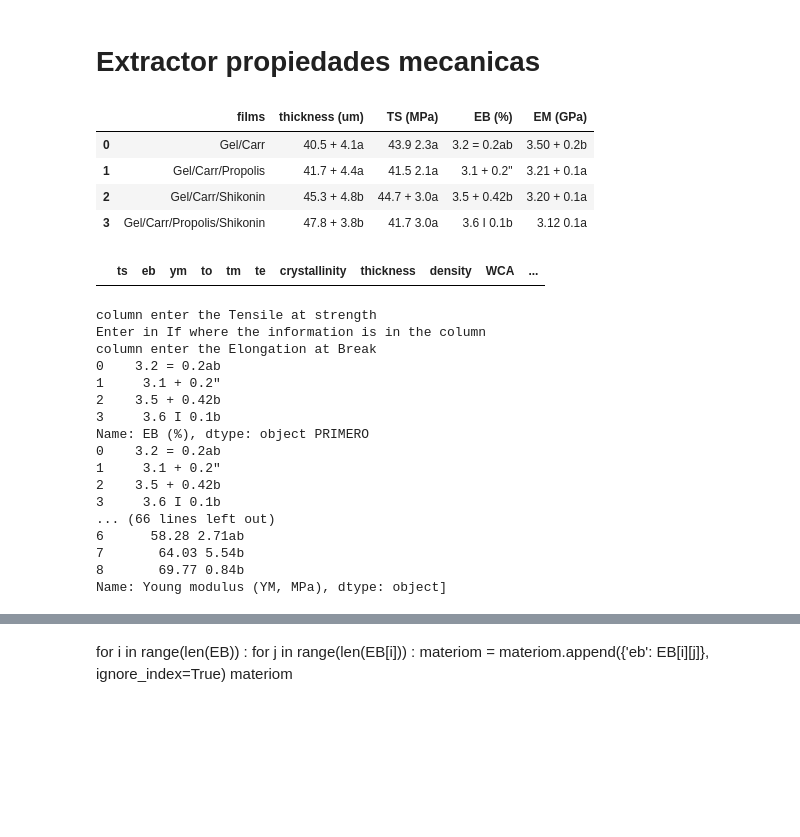
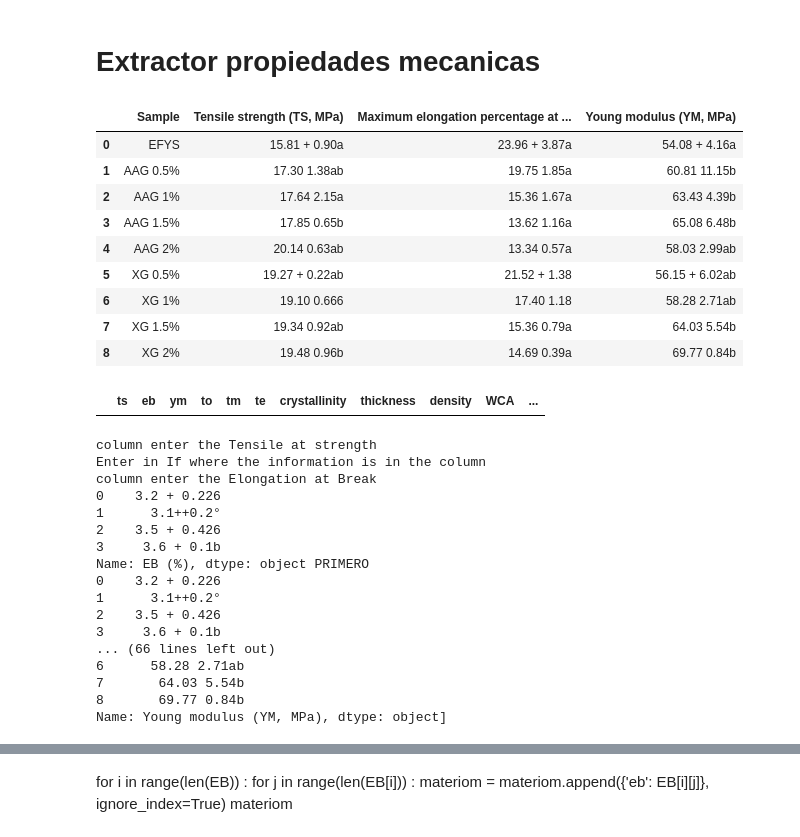
Before and after one commit to materiom/amazonTextractTables, a Jupyter notebook: extractTables.ipynb, the cells around one changed output, grey strips where cells are left out. Saved outputs shown, nothing was run; the diff lists cells and outputs as text; code cells hidden in the pictures; blank space fills up the shorter version.

```diff
--- a/extractTables.ipynb
+++ b/extractTables.ipynb
@@ -68,7 +68,7 @@ for file in glob.glob(dirpath+"\\input_pdf_here\\*.pdf"):
     #input_pdf = dirpath+"\\"+"input_pdf_here"+"\\"+file
     # Almacenar todas las páginas del PDF en una variable
     # Store all pages of the PDF in one variable
-    pages = convert_from_path(file, 500, poppler_path="C:\\Users\\Diego\\Desktop\\amazonTextractTables\\poppler-0.68.0\\bin") # PATH POPPLER
+    pages = convert_from_path(file, 500) # PATH POPPLER
 
 
     # Iterar a través de todas las páginas almacenadas anteriormente
@@ -261,13 +261,18 @@ Elminate the temporary jpg and txt files
 # %% [markdown]
 # Extractor propiedades mecanicas
 # %%
-dataframes[2]
+dataframes[6]
 # %% [output]
-|  | films | thickness (um) | TS (MPa) | EB (%) | EM (GPa) |
-| 0 | Gel/Carr | 40.5 + 4.1a | 43.9 2.3a | 3.2 = 0.2ab | 3.50 + 0.2b |
-| 1 | Gel/Carr/Propolis | 41.7 + 4.4a | 41.5 2.1a | 3.1 + 0.2" | 3.21 + 0.1a |
-| 2 | Gel/Carr/Shikonin | 45.3 + 4.8b | 44.7 + 3.0a | 3.5 + 0.42b | 3.20 + 0.1a |
-| 3 | Gel/Carr/Propolis/Shikonin | 47.8 + 3.8b | 41.7 3.0a | 3.6 I 0.1b | 3.12 0.1a |
+|  | Sample | Tensile strength (TS, MPa) | Maximum elongation percentage at ... | Young modulus (YM, MPa) |
+| 0 | EFYS | 15.81 + 0.90a | 23.96 + 3.87a | 54.08 + 4.16a |
+| 1 | AAG 0.5% | 17.30 1.38ab | 19.75 1.85a | 60.81 11.15b |
+| 2 | AAG 1% | 17.64 2.15a | 15.36 1.67a | 63.43 4.39b |
+| 3 | AAG 1.5% | 17.85 0.65b | 13.62 1.16a | 65.08 6.48b |
+| 4 | AAG 2% | 20.14 0.63ab | 13.34 0.57a | 58.03 2.99ab |
+| 5 | XG 0.5% | 19.27 + 0.22ab | 21.52 + 1.38 | 56.15 + 6.02ab |
+| 6 | XG 1% | 19.10 0.666 | 17.40 1.18 | 58.28 2.71ab |
+| 7 | XG 1.5% | 19.34 0.92ab | 15.36 0.79a | 64.03 5.54b |
+| 8 | XG 2% | 19.48 0.96b | 14.69 0.39a | 69.77 0.84b |
 # %%
 materiom = pd.DataFrame(columns=['ts', 'eb', 'ym', 'to', 'tm', 'te', 'crystallinity', 'thickness', 'density', 'WCA', 'k', 'n', ])
 materiom
@@ -359,15 +364,15 @@ print(title)
 column enter the Tensile at strength
 Enter in If where the information is in the column
 column enter the Elongation at Break
-0    3.2 = 0.2ab
-1     3.1 + 0.2"
-2    3.5 + 0.42b
-3     3.6 I 0.1b
+0    3.2 + 0.226
+1      3.1++0.2°
+2    3.5 + 0.426
+3     3.6 + 0.1b
 Name: EB (%), dtype: object PRIMERO
-0    3.2 = 0.2ab
-1     3.1 + 0.2"
-2    3.5 + 0.42b
-3     3.6 I 0.1b
+0    3.2 + 0.226
+1      3.1++0.2°
+2    3.5 + 0.426
+3     3.6 + 0.1b
 ... (66 lines left out)
 6      58.28 2.71ab
 7       64.03 5.54b
```
Also changed, not shown: parts of 15 cells of this notebook, 1 other file.
